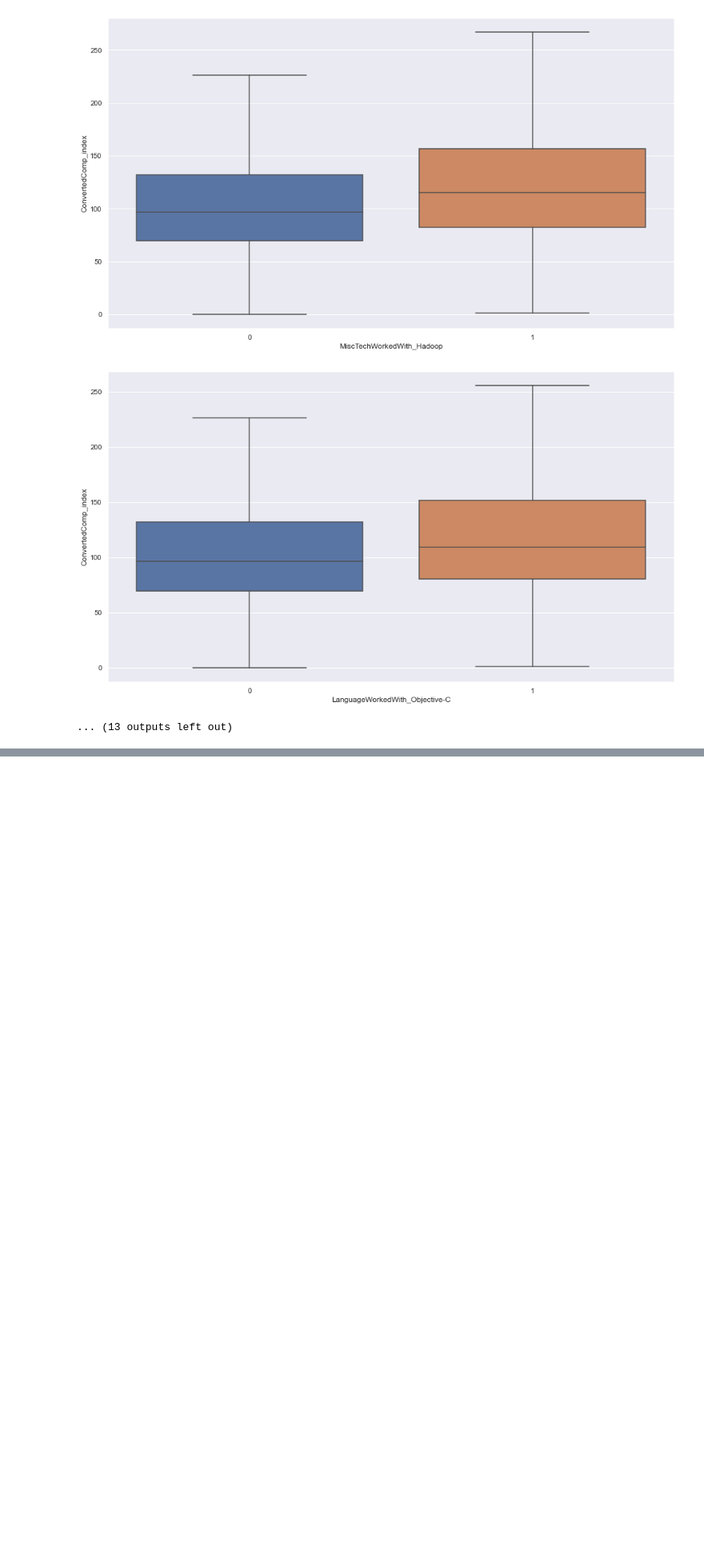
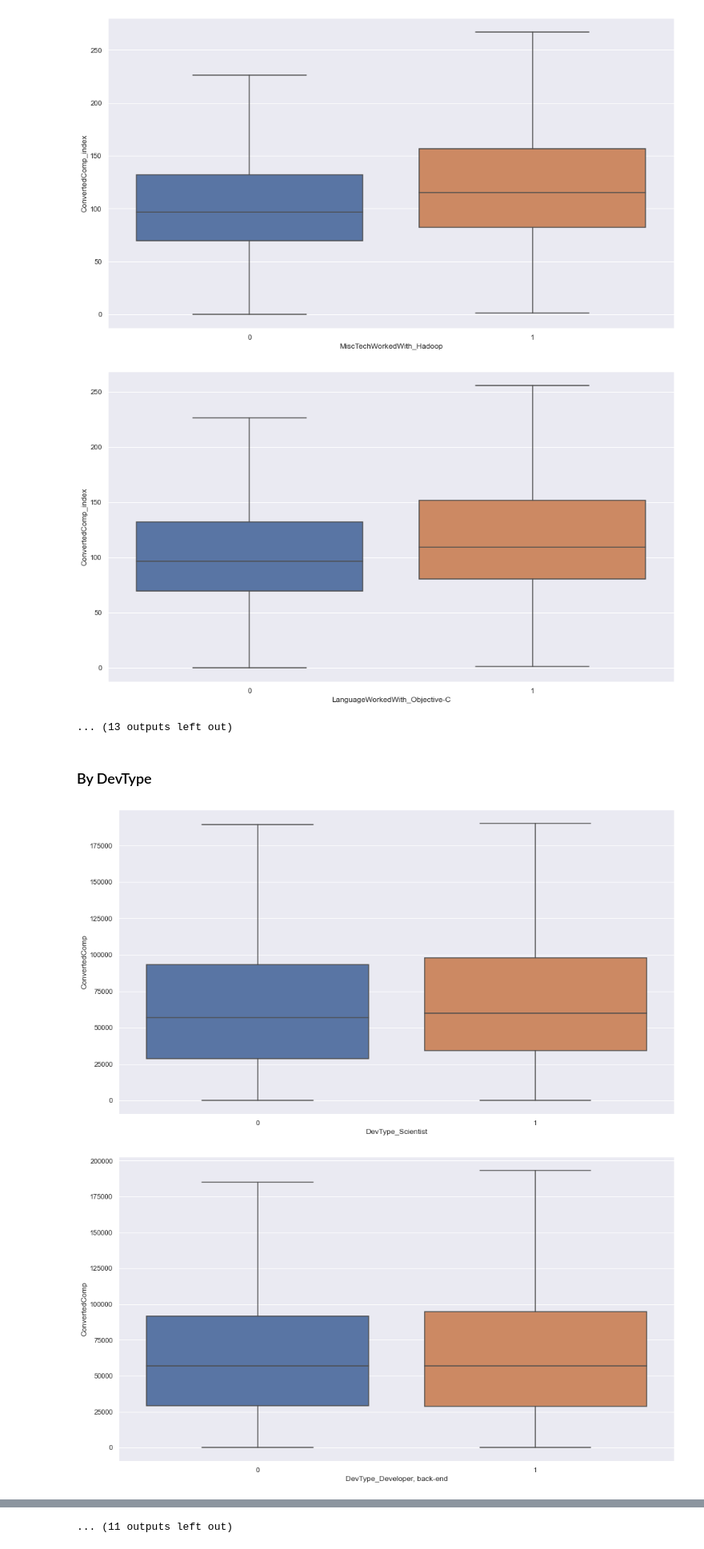
Before and after one commit to erdemsirel/ozu_data_science, a Jupyter notebook: DS 555 - Data Science & Strategy/ds555-project/notebooks/ds555_project-Explanatory-Analysis.ipynb, the cells around one changed output, grey strips where cells are left out. Shown at 80% size. Drawn from its saved outputs; the diff is of its cells as text; code cells hidden in the pictures; blank space fills up the shorter version.

```diff
--- a/DS 555 - Data Science & Strategy/ds555-project/notebooks/ds555_project-Explanatory-Analysis.ipynb
+++ b/DS 555 - Data Science & Strategy/ds555-project/notebooks/ds555_project-Explanatory-Analysis.ipynb
@@ -237,3 +237,17 @@ for i in range(len(high_leverage_technologies)):
 [figure]
 [figure]
 ... (13 outputs left out)
+# %% [markdown]
+### By DevType
+# %%
+dev_type = [col for col in data.columns if "DevType_" in col]
+data_ =  data[(data.MainBranch == "I am a developer by profession")
+             &  (data.ConvertedComp <= 300000)]
+
+for col in dev_type:
+    ax = sns.boxplot(x=col, y="ConvertedComp", data=data_,
+                     showfliers = False)
+    plt.show()
+# %% [output]
+[figure, added]
+[figure, added]
@@ -239,0 +264 @@ for i in range(len(high_leverage_technologies)):
+... (11 outputs left out)
```
Also changed, not shown: parts of 1 cell of this notebook, 1 other file.
